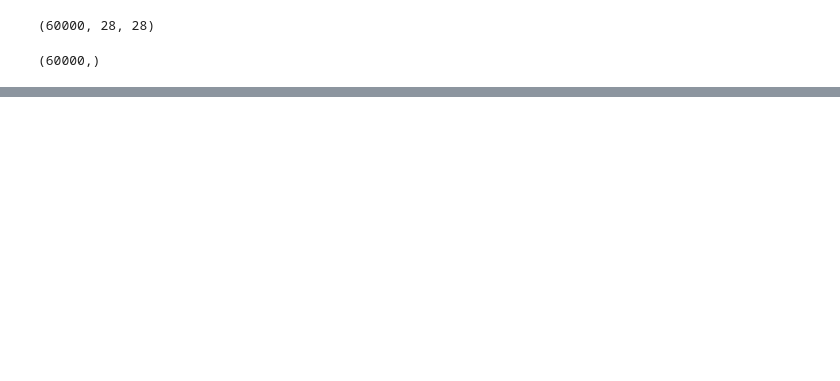
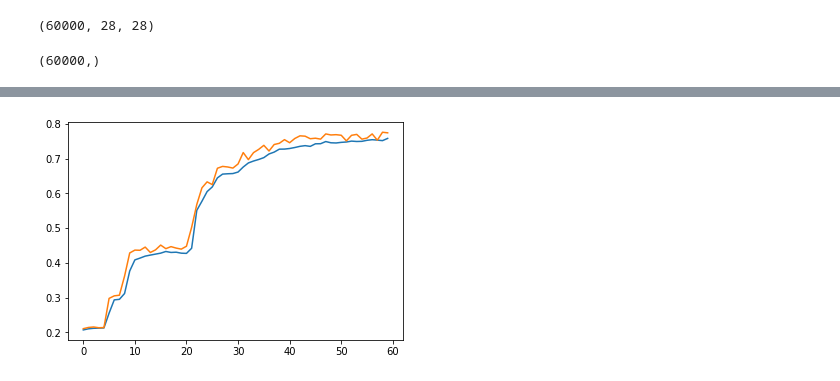
Before and after one commit to mibrahimy/playbooks, a Jupyter notebook: MNIST Classification.ipynb, the cells around one changed output, grey strips where cells are left out. Drawn from its saved outputs; the diff is of its cells as text; code cells hidden in the pictures; blank space fills up the shorter version.

```diff
--- a/MNIST Classification.ipynb
+++ b/MNIST Classification.ipynb
@@ -80,0 +35,2 @@ model_fullyconv.compile(optimizer=tf.keras.optimizers.SGD(), loss=tf.keras.losse
+# %%
+model_fullyconnect = get_fully_connected_network() #works when weights are initialized as zeros in case of fullyconnected
@@ -80,0 +57,4 @@ model_fullyconv.compile(optimizer=tf.keras.optimizers.SGD(), loss=tf.keras.losse
+# %%
+model_fullyconnect.compile(optimizer="SGD", loss=tf.keras.losses.SparseCategoricalCrossentropy(), metrics=["accuracy"] )
+# %%
+model_fullyconnect.fit(x_train, y_train, 64,validation_split=0.1, epochs=60)
@@ -80,0 +102,16 @@ model_fullyconv.compile(optimizer=tf.keras.optimizers.SGD(), loss=tf.keras.losse
+# %%
+def plot_val_train_accuracy(model):
+    accuracy = model.history.history['accuracy']
+    val_accuracy = model.history.history['val_accuracy']
+    plt.plot(model.history.epoch, accuracy )
+    plt.plot(model.history.epoch, val_accuracy)
+
+def plot_val_train_loss(model):
+    loss = model.history.history['loss']
+    val_loss = model.history.history['val_loss']
+    plt.plot(model.history.epoch, loss)
+    plt.plot(model.history.epoch,val_loss)
+# %%
+plot_val_train_accuracy(model_fullyconnect)
+# %% [output]
+[figure, added]
```
Also changed, not shown: parts of 46 cells of this notebook.
